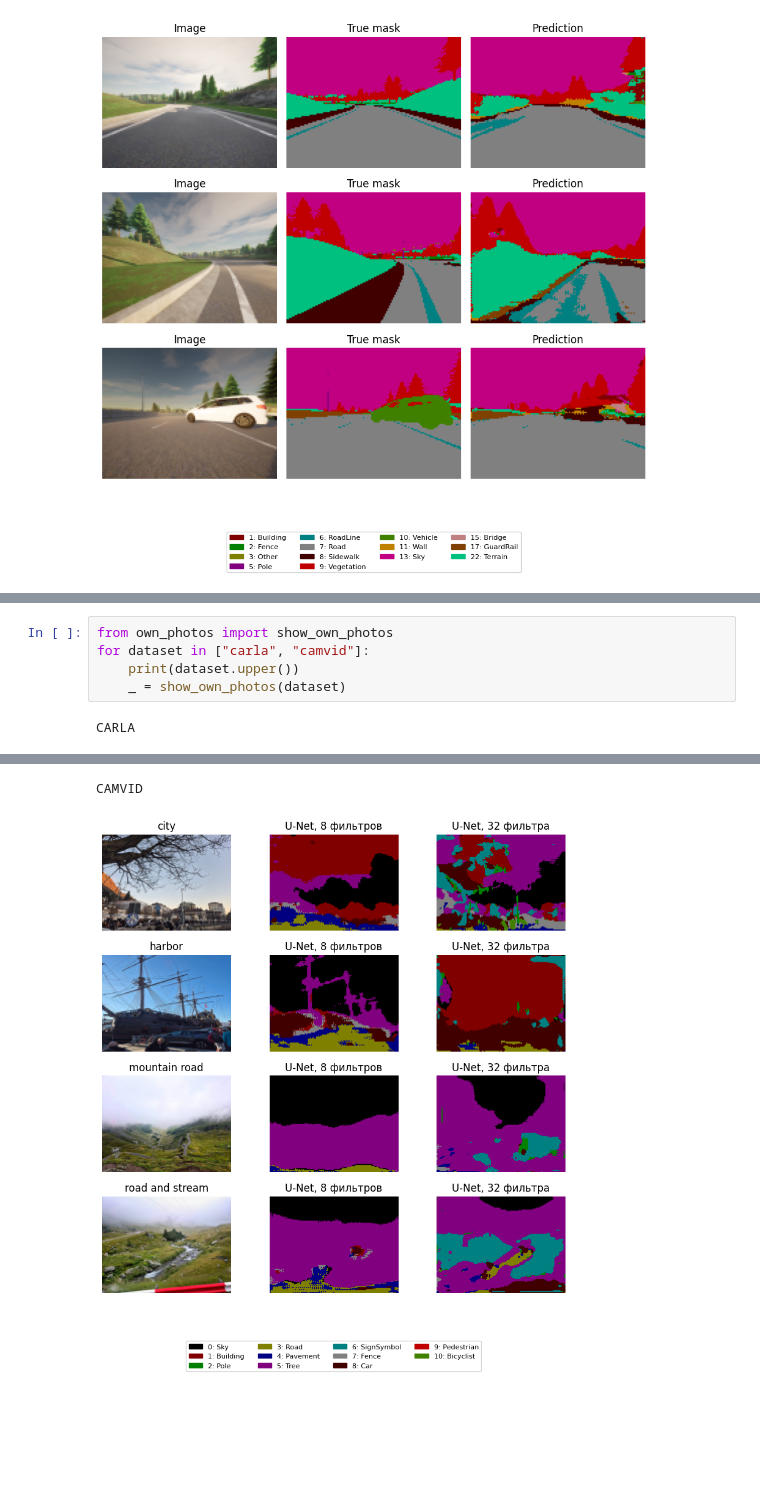
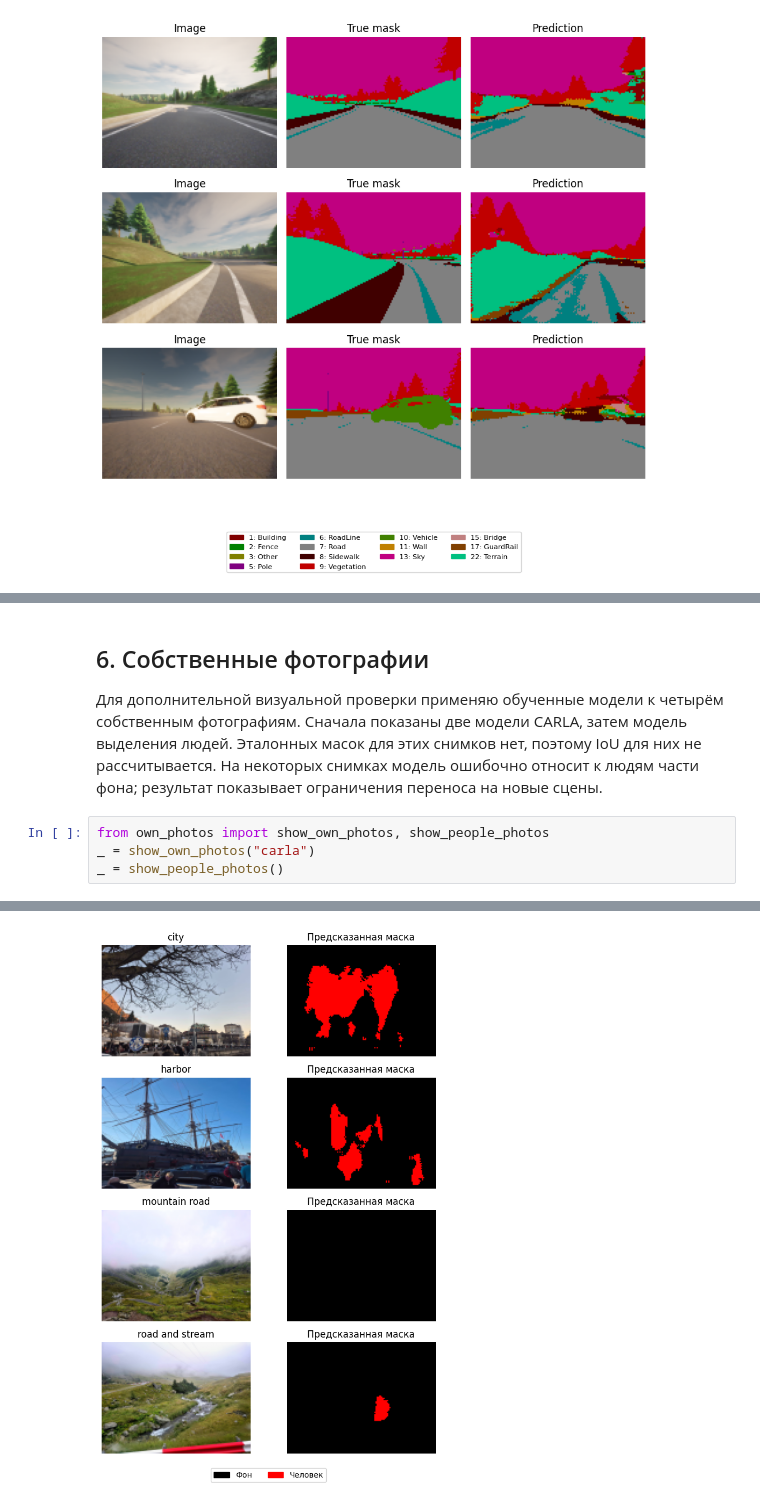
Before and after one commit to alinaRN1/cv2, a Jupyter notebook: CV_L2.ipynb, the cells around one changed output, grey strips where cells are left out. Cells and saved outputs as stored; diff of their text form; blank space fills up the shorter version.

```diff
--- a/CV_L2.ipynb
+++ b/CV_L2.ipynb
@@ -451,10 +264,11 @@ display(Image(filename="results/experiment_32/carla_external_predictions.png"))
+# %% [markdown]
+## 6. Собственные фотографии
+
+Для дополнительной визуальной проверки применяю обученные модели к четырём собственным фотографиям. Сначала показаны две модели CARLA, затем модель выделения людей. Эталонных масок для этих снимков нет, поэтому IoU для них не рассчитывается. На некоторых снимках модель ошибочно относит к людям части фона; результат показывает ограничения переноса на новые сцены.
 # %%
-from own_photos import show_own_photos
-for dataset in ["carla", "camvid"]:
-    print(dataset.upper())
-    _ = show_own_photos(dataset)
+from own_photos import show_own_photos, show_people_photos
+_ = show_own_photos("carla")
+_ = show_people_photos()
 # %% [output]
-CARLA
 [figure]
-CAMVID
-[figure, old version]
+[figure, new version]
```
Also changed, not shown: parts of 31 cells of this notebook, 16 other files.
